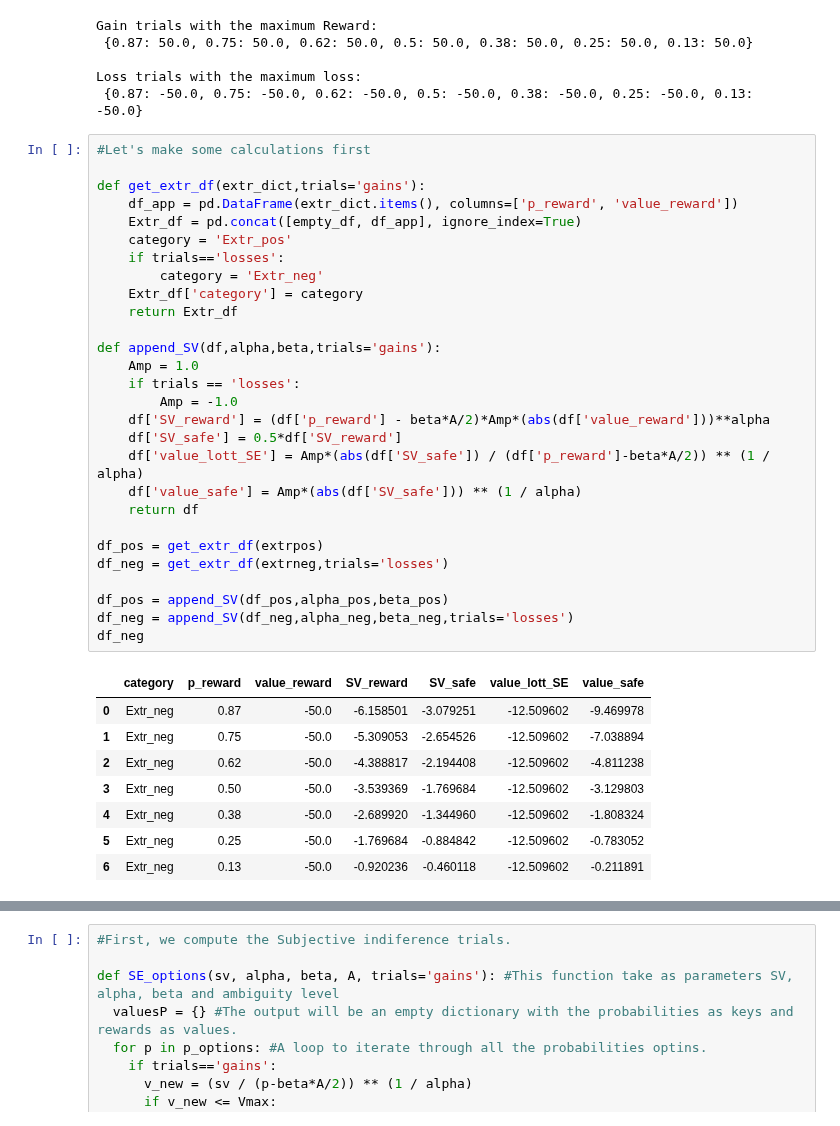
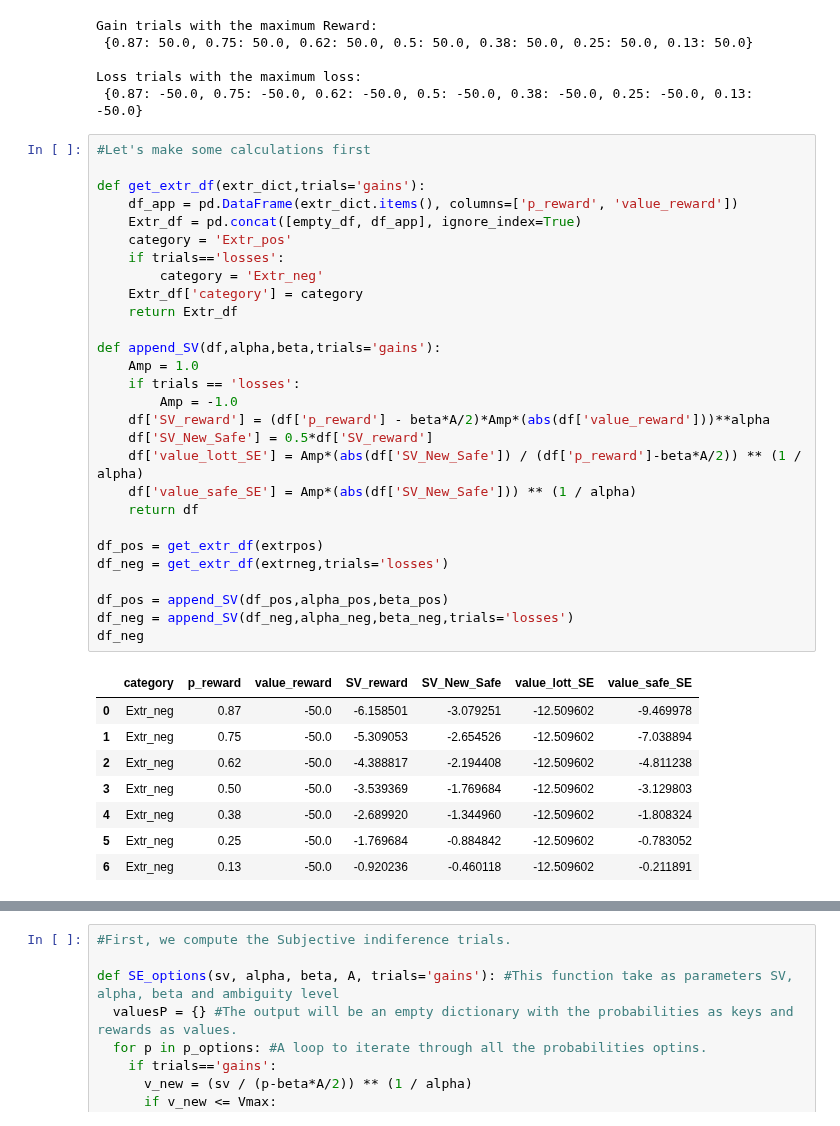
Before and after one commit to CDN-Lab/Adaptive_Choicesets, a Jupyter notebook: symmetrical_choice_set.ipynb, the cells around one changed output, grey strips where cells are left out. Saved outputs shown, nothing was run; the diff lists cells and outputs as text.

```diff
--- a/symmetrical_choice_set.ipynb
+++ b/symmetrical_choice_set.ipynb
@@ -148,33 +148,33 @@ Loss trials with the maximum loss:
 # %%
 #Let's make some calculations first
 
 def get_extr_df(extr_dict,trials='gains'):
     df_app = pd.DataFrame(extr_dict.items(), columns=['p_reward', 'value_reward'])
     Extr_df = pd.concat([empty_df, df_app], ignore_index=True)
     category = 'Extr_pos'
     if trials=='losses':
         category = 'Extr_neg'
     Extr_df['category'] = category
     return Extr_df
 
 def append_SV(df,alpha,beta,trials='gains'):
     Amp = 1.0
     if trials == 'losses':
         Amp = -1.0
     df['SV_reward'] = (df['p_reward'] - beta*A/2)*Amp*(abs(df['value_reward']))**alpha
-    df['SV_safe'] = 0.5*df['SV_reward']
-    df['value_lott_SE'] = Amp*(abs(df['SV_safe']) / (df['p_reward']-beta*A/2)) ** (1 / alpha)
-    df['value_safe'] = Amp*(abs(df['SV_safe'])) ** (1 / alpha)
+    df['SV_New_Safe'] = 0.5*df['SV_reward']
+    df['value_lott_SE'] = Amp*(abs(df['SV_New_Safe']) / (df['p_reward']-beta*A/2)) ** (1 / alpha)
+    df['value_safe_SE'] = Amp*(abs(df['SV_New_Safe'])) ** (1 / alpha)
     return df
 
 df_pos = get_extr_df(extrpos)
 df_neg = get_extr_df(extrneg,trials='losses')
 
 df_pos = append_SV(df_pos,alpha_pos,beta_pos)
 df_neg = append_SV(df_neg,alpha_neg,beta_neg,trials='losses')
 df_neg
 # %% [output]
-|  | category | p_reward | value_reward | SV_reward | SV_safe | value_lott_SE | value_safe |
+|  | category | p_reward | value_reward | SV_reward | SV_New_Safe | value_lott_SE | value_safe_SE |
 | 0 | Extr_neg | 0.87 | -50.0 | -6.158501 | -3.079251 | -12.509602 | -9.469978 |
 | 1 | Extr_neg | 0.75 | -50.0 | -5.309053 | -2.654526 | -12.509602 | -7.038894 |
 | 2 | Extr_neg | 0.62 | -50.0 | -4.388817 | -2.194408 | -12.509602 | -4.811238 |
```
Also changed, not shown: parts of 11 cells of this notebook.
